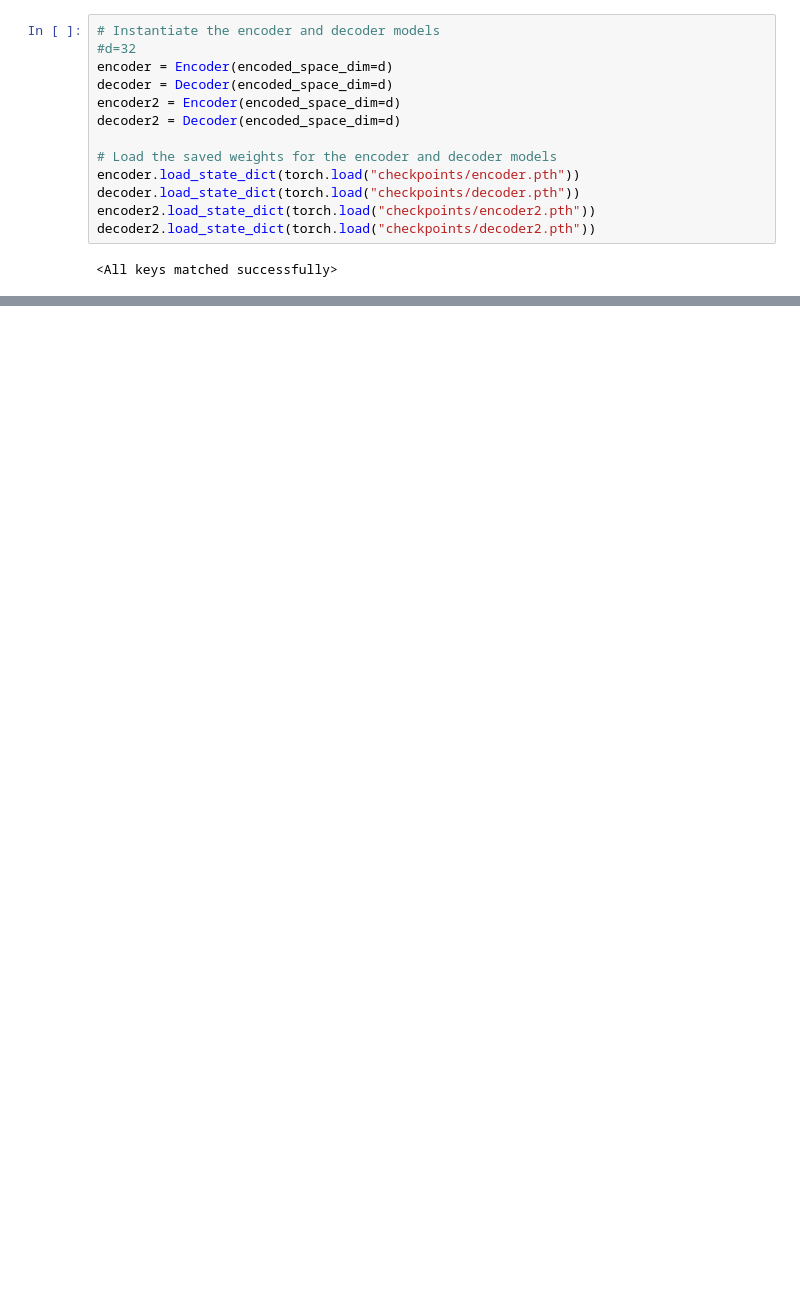
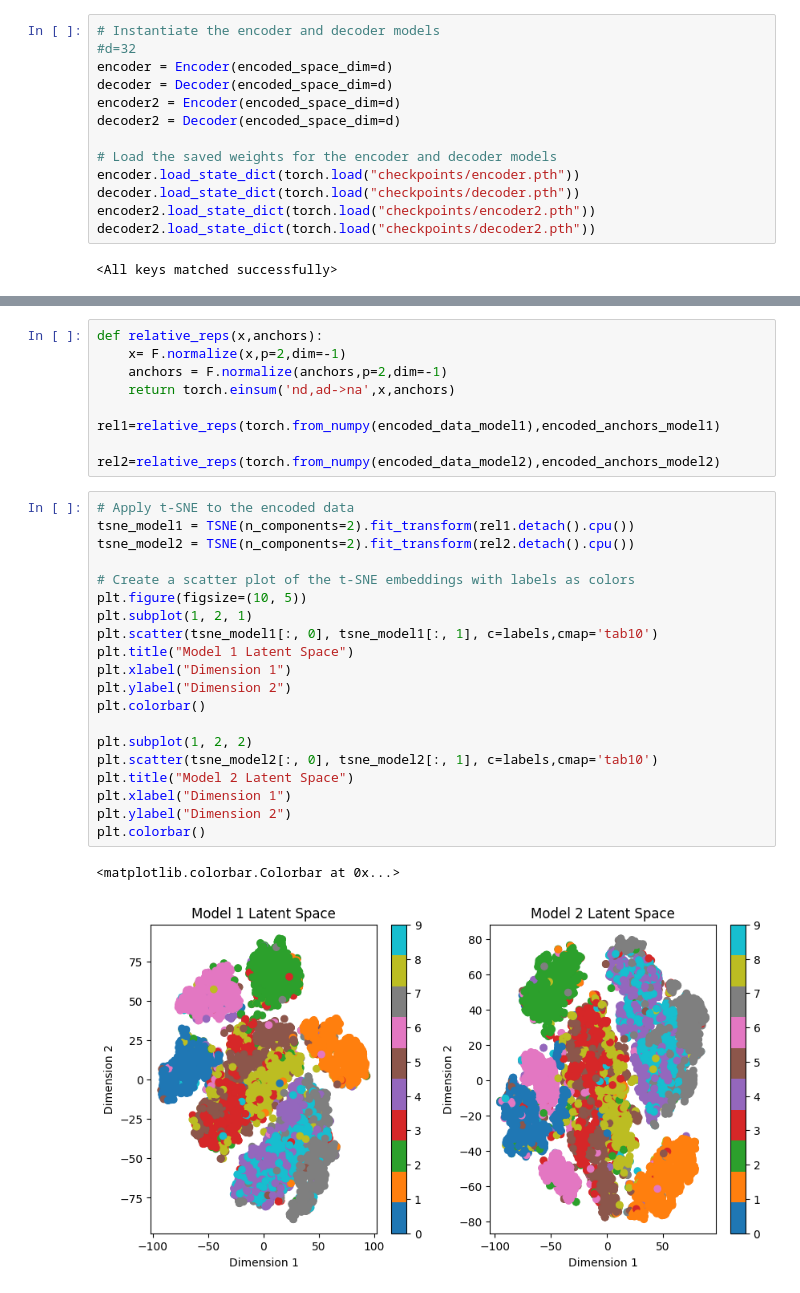
Before and after one commit to gregorkrz/relative_geom_logml, a Jupyter notebook: notebooks/relative_rep_ex0.ipynb, the cells around one changed output, grey strips where cells are left out. Drawn from its saved outputs; the diff is of its cells as text; blank space fills up the shorter version.

```diff
--- a/notebooks/relative_rep_ex0.ipynb
+++ b/notebooks/relative_rep_ex0.ipynb
@@ -488,0 +484,32 @@ plt.show()
+# %%
+def relative_reps(x,anchors):
+    x= F.normalize(x,p=2,dim=-1)
+    anchors = F.normalize(anchors,p=2,dim=-1)
+    return torch.einsum('nd,ad->na',x,anchors)
+
+rel1=relative_reps(torch.from_numpy(encoded_data_model1),encoded_anchors_model1)
+
+rel2=relative_reps(torch.from_numpy(encoded_data_model2),encoded_anchors_model2)
+# %%
+# Apply t-SNE to the encoded data
+tsne_model1 = TSNE(n_components=2).fit_transform(rel1.detach().cpu())
+tsne_model2 = TSNE(n_components=2).fit_transform(rel2.detach().cpu())
+
+# Create a scatter plot of the t-SNE embeddings with labels as colors
+plt.figure(figsize=(10, 5))
+plt.subplot(1, 2, 1)
+plt.scatter(tsne_model1[:, 0], tsne_model1[:, 1], c=labels,cmap='tab10')
+plt.title("Model 1 Latent Space")
+plt.xlabel("Dimension 1")
+plt.ylabel("Dimension 2")
+plt.colorbar()
+
+plt.subplot(1, 2, 2)
+plt.scatter(tsne_model2[:, 0], tsne_model2[:, 1], c=labels,cmap='tab10')
+plt.title("Model 2 Latent Space")
+plt.xlabel("Dimension 1")
+plt.ylabel("Dimension 2")
+plt.colorbar()
+# %% [output]
+<matplotlib.colorbar.Colorbar at 0x...>
+[figure, added]
```
Also changed, not shown: parts of 10 cells of this notebook, 4 other files.
